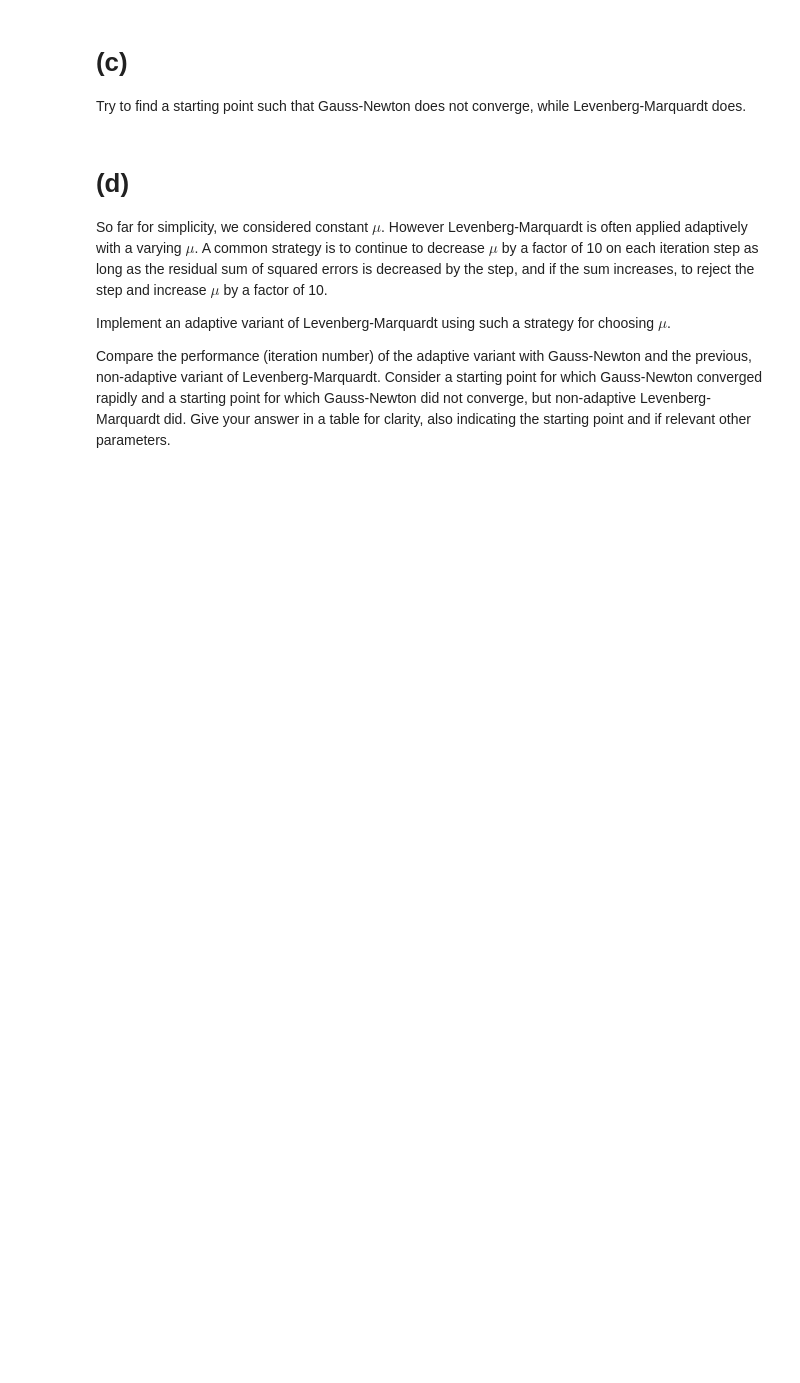
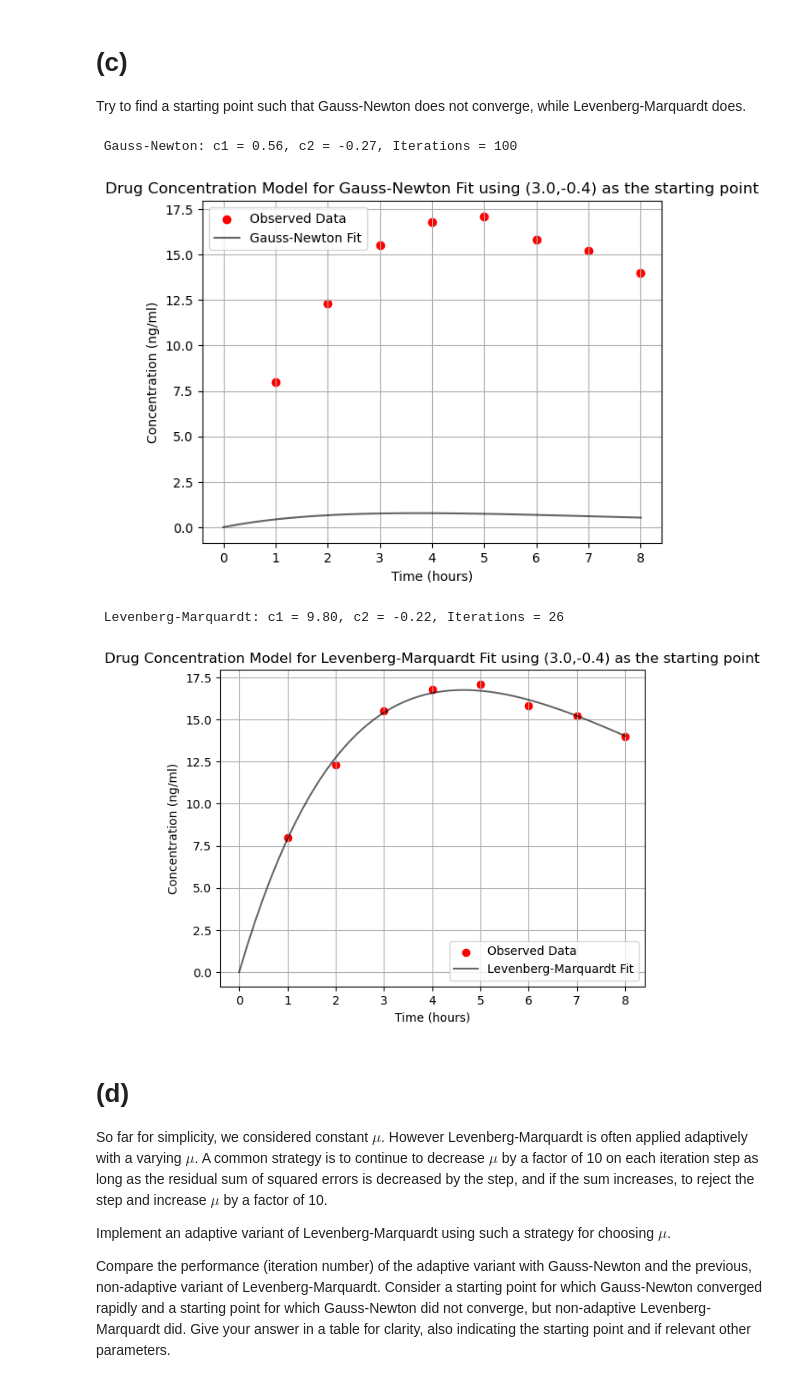
Before and after one commit to kshnva/numerical-algorithms, a Jupyter notebook: a3/hw3.ipynb, the cells around one changed output. Drawn from its saved outputs; the diff is of its cells as text; code cells hidden in the pictures; blank space fills up the shorter version.

```diff
--- a/a3/hw3.ipynb
+++ b/a3/hw3.ipynb
@@ -86,6 +171,20 @@ You are asked to use your own version of Gauss-Newton and Levenberg-Marquardt.
 Try to find a starting point such that Gauss-Newton does not converge, while Levenberg-Marquardt does.
 # %%
 # YOUR CODE HERE
+x0 = np.array([3.0, -0.4])# Initial guess for which the Gauss-Neton does not converge the Levenberg-Marquardt does
+
+gn_result, gn_iterations = gauss_newton(func, jacobian, hour, x0, concentration)
+print(f" Gauss-Newton: c1 = {gn_result[0]:.2f}, c2 = {gn_result[1]:.2f}, Iterations = {gn_iterations}")
+plot_curvefit(t, func, gn_result, x0, label= 'Gauss-Newton Fit' )
+
+lm_result, lm_iterations = levenberg_marquardt(func, jacobian, hour, x0, concentration, mu=0.1)
+print(f" Levenberg-Marquardt: c1 = {lm_result[0]:.2f}, c2 = {lm_result[1]:.2f}, Iterations = {lm_iterations}")
+plot_curvefit(t, func, lm_result, x0, label= 'Levenberg-Marquardt Fit' )
+# %% [output]
+ Gauss-Newton: c1 = 0.56, c2 = -0.27, Iterations = 100
+[figure, added]
+ Levenberg-Marquardt: c1 = 9.80, c2 = -0.22, Iterations = 26
+[figure, added]
 # %% [markdown]
 # (d)
 So far for simplicity, we considered constant $\mu$. However
```
Also changed, not shown: parts of 7 cells of this notebook.
